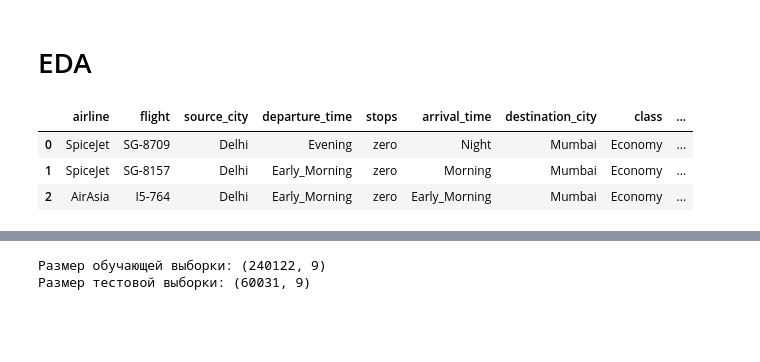
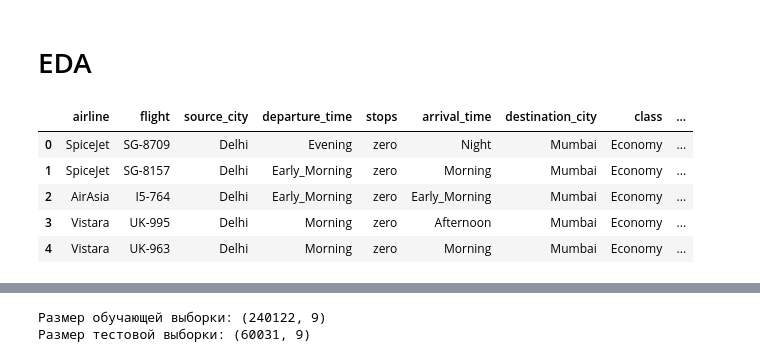
Before and after one commit to A2020GK/HSE_ML_Practice, a Jupyter notebook: project/research.ipynb, the cells around one changed output, grey strips where cells are left out. Drawn from its saved outputs; the diff is of its cells as text; code cells hidden in the pictures; blank space fills up the shorter version.

```diff
--- a/project/research.ipynb
+++ b/project/research.ipynb
@@ -26,10 +27,12 @@ warnings.filterwarnings('ignore')
 # %%
 url = "https://antcloud.ddns.net:3000/A2020GK/HSE_ML_Practice/raw/branch/main/project/flights.csv"
 df = pd.read_csv(url)
 df.price /= 100
-df.head(3)
+df.head()
 # %% [output]
 |  | airline | flight | source_city | departure_time | stops | arrival_time | destination_city | class | ... |
 | 0 | SpiceJet | SG-8709 | Delhi | Evening | zero | Night | Mumbai | Economy | ... |
 | 1 | SpiceJet | SG-8157 | Delhi | Early_Morning | zero | Morning | Mumbai | Economy | ... |
 | 2 | AirAsia | I5-764 | Delhi | Early_Morning | zero | Early_Morning | Mumbai | Economy | ... |
+| 3 | Vistara | UK-995 | Delhi | Morning | zero | Afternoon | Mumbai | Economy | ... |
+| 4 | Vistara | UK-963 | Delhi | Morning | zero | Morning | Mumbai | Economy | ... |
```
Also changed, not shown: parts of 17 cells of this notebook, 10 other files.
